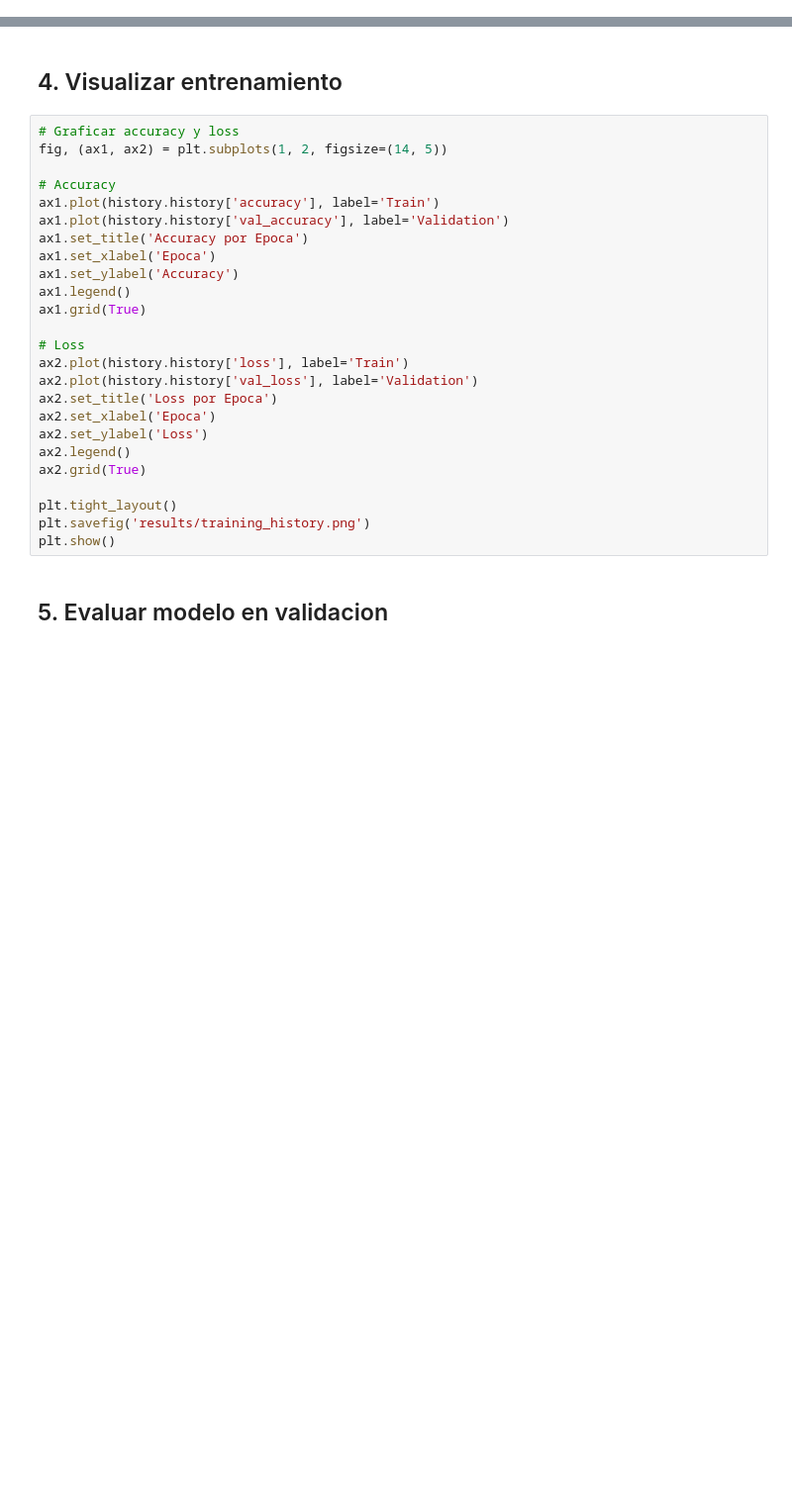
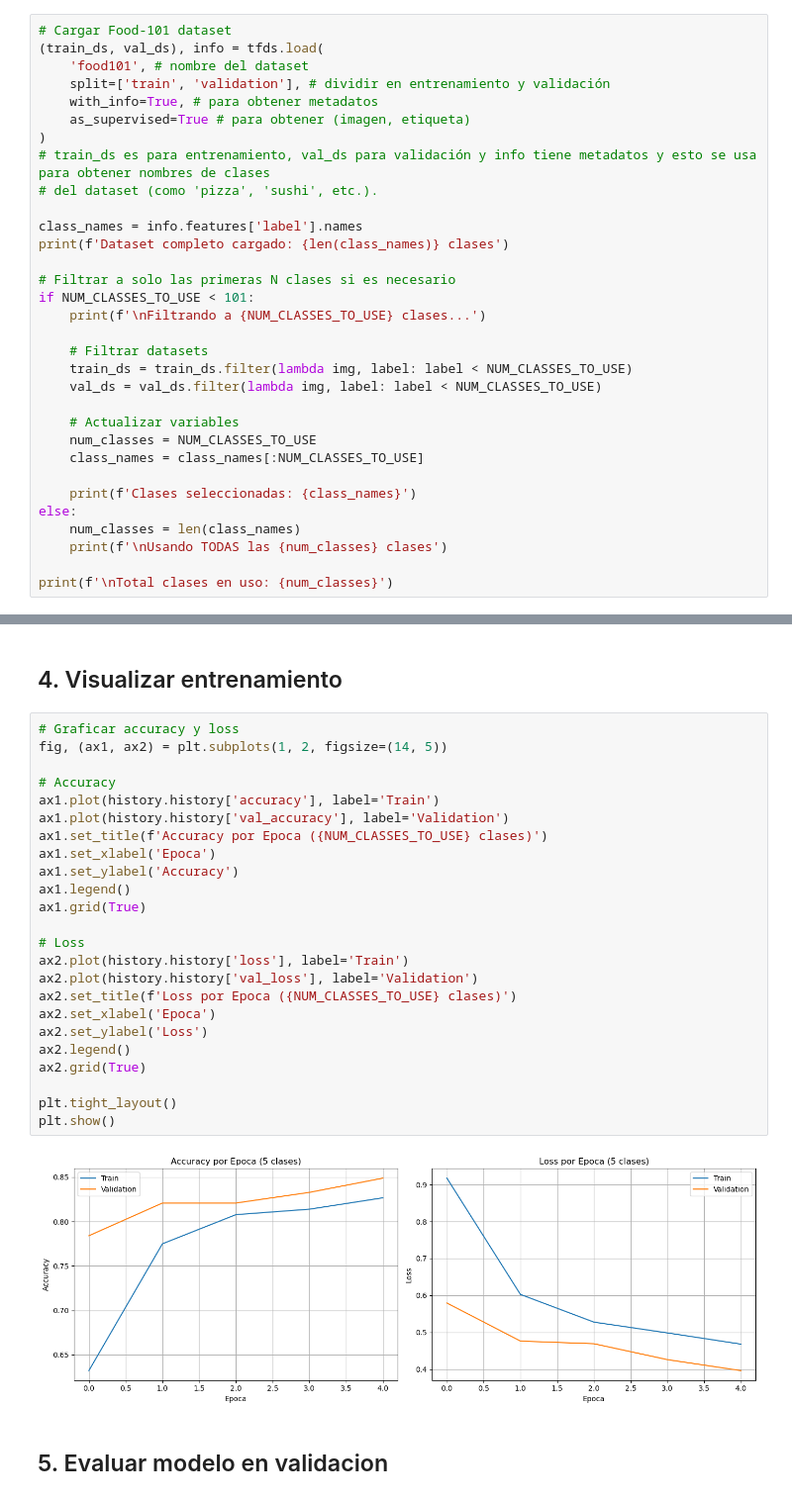
Before and after one commit to JesusMaVe/ia_jup.py, a Jupyter notebook: nutri.ipynb, the cells around one changed output, grey strips where cells are left out. Shown at 99% size. Saved outputs shown, nothing was run; the diff lists cells and outputs as text; blank space fills up the shorter version.

```diff
--- a/nutri.ipynb
+++ b/nutri.ipynb
@@ -38,0 +39,32 @@ Validation samples: 25250
+# %%
+# Cargar Food-101 dataset
+(train_ds, val_ds), info = tfds.load(
+    'food101', # nombre del dataset
+    split=['train', 'validation'], # dividir en entrenamiento y validación
+    with_info=True, # para obtener metadatos
+    as_supervised=True # para obtener (imagen, etiqueta)
+)
+# train_ds es para entrenamiento, val_ds para validación y info tiene metadatos y esto se usa para obtener nombres de clases
+# del dataset (como 'pizza', 'sushi', etc.).
+
+class_names = info.features['label'].names
+print(f'Dataset completo cargado: {len(class_names)} clases')
+
+# Filtrar a solo las primeras N clases si es necesario
+if NUM_CLASSES_TO_USE < 101:
+    print(f'\nFiltrando a {NUM_CLASSES_TO_USE} clases...')
+
+    # Filtrar datasets
+    train_ds = train_ds.filter(lambda img, label: label < NUM_CLASSES_TO_USE)
+    val_ds = val_ds.filter(lambda img, label: label < NUM_CLASSES_TO_USE)
+
+    # Actualizar variables
+    num_classes = NUM_CLASSES_TO_USE
+    class_names = class_names[:NUM_CLASSES_TO_USE]
+
+    print(f'Clases seleccionadas: {class_names}')
+else:
+    num_classes = len(class_names)
+    print(f'\nUsando TODAS las {num_classes} clases')
+
+print(f'\nTotal clases en uso: {num_classes}')
@@ -162,28 +215,29 @@ Epoch 1/5
 # %%
 # Graficar accuracy y loss
 fig, (ax1, ax2) = plt.subplots(1, 2, figsize=(14, 5))
 
 # Accuracy
 ax1.plot(history.history['accuracy'], label='Train')
 ax1.plot(history.history['val_accuracy'], label='Validation')
-ax1.set_title('Accuracy por Epoca')
+ax1.set_title(f'Accuracy por Epoca ({NUM_CLASSES_TO_USE} clases)')
 ax1.set_xlabel('Epoca')
 ax1.set_ylabel('Accuracy')
 ax1.legend()
 ax1.grid(True)
 
 # Loss
 ax2.plot(history.history['loss'], label='Train')
 ax2.plot(history.history['val_loss'], label='Validation')
-ax2.set_title('Loss por Epoca')
+ax2.set_title(f'Loss por Epoca ({NUM_CLASSES_TO_USE} clases)')
 ax2.set_xlabel('Epoca')
 ax2.set_ylabel('Loss')
 ax2.legend()
 ax2.grid(True)
 
 plt.tight_layout()
-plt.savefig('results/training_history.png')
 plt.show()
+# %% [output]
+[figure, added]
 # %% [markdown]
 ## 5. Evaluar modelo en validacion
 # %%
```
Also changed, not shown: parts of 23 cells of this notebook, 2 other files.
